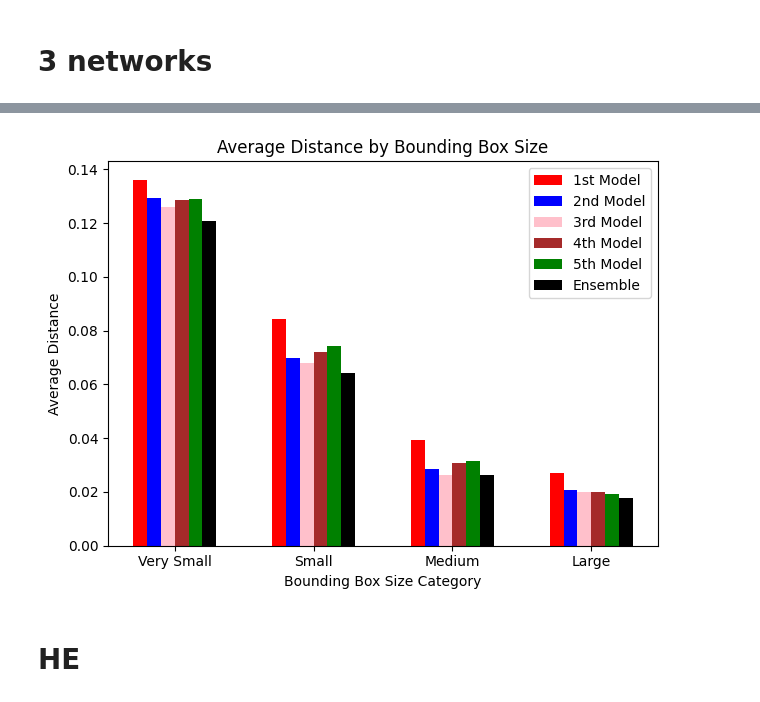
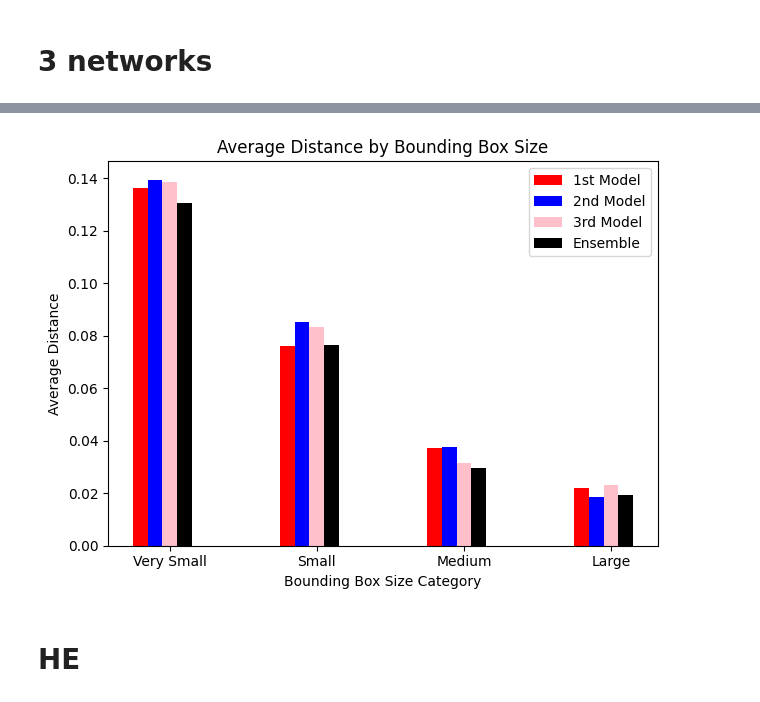
Before and after one commit to salvatorebuono02/ObjDct_Repo, a Jupyter notebook: models/FOMO/LeNetFOMO.ipynb, the cells around one changed output, grey strips where cells are left out. Drawn from its saved outputs; the diff is of its cells as text; code cells hidden in the pictures.

```diff
--- a/models/FOMO/LeNetFOMO.ipynb
+++ b/models/FOMO/LeNetFOMO.ipynb
@@ -784,9 +708,10 @@ pred_boxes_list.shape
 # %% [output]
 (3, 7946, 5)
 # %%
-def ensemble_center_predictions(predictions):
+def ensemble_center_predictions_weighted(predictions):
     """
-    Ensemble predictions from multiple models by averaging center coordinates and confidence scores.
+    Ensemble predictions from multiple models by averaging center coordinates and confidence scores
+    with specific weights for each model.
 
     Parameters:
         predictions (numpy.ndarray): Array of shape (num_models, num_predictions, 5) containing
@@ -794,33 +719,38 @@ def ensemble_center_predictions(predictions):
                                      format [predicted_class, best_confidence, x_center, y_center].
 
     Returns:
-        numpy.ndarray: Array of ensemble predictions.
+        numpy.ndarray: Array of ensemble predictions with weights applied.
     """
-    def average_predictions(predictions):
-        # Average center coordinates and confidence scores
-        class_ids = predictions[:, 0]
-        avg_confidences = np.mean(predictions[:, 1], axis=0)
-        avg_centers = np.mean(predictions[:, 2:], axis=0)
+    # Define weights for each model
+    weights = np.array([0.325, 0.331, 0.343])
 
-        return np.array([class_ids[0], avg_confidences, *avg_centers])
+    def average_predictions_weighted(predictions):
+        # Apply weights to confidence scores and center coordinates
+        weighted_confidences = np.average(predictions[:, 1], axis=0, weights=weights)
+        weighted_centers = np.average(predictions[:, 2:], axis=0, weights=weights)
+
+        # Assuming class_ids are the same for all models, take the class_id from the first model
+        class_id = predictions[0, 0]
+
+        return np.array([class_id, weighted_confidences, *weighted_centers])
 
     all_predictions = []
 
     for i in range(predictions.shape[1]):  # Iterate over each prediction index
         single_prediction = predictions[:, i, :]
-        ensembled_prediction = average_predictions(single_prediction)
+        ensembled_prediction = average_predictions_weighted(single_prediction)
         all_predictions.append(ensembled_prediction)
 
     return np.array(all_predictions)
 
 # Example usage
-predictions = np.random.rand(2, 7946, 5)  # Example array with predictions
-ensembled_predictions = ensemble_center_predictions(predictions)
+predictions = np.random.rand(3, 7946, 5)  # Example array with predictions
+ensembled_predictions = ensemble_center_predictions_weighted(predictions)
 print(ensembled_predictions.shape)
 # %% [output]
 (7946, 5)
 # %%
-ensembled_predictions = ensemble_center_predictions(pred_boxes_list)
+ensembled_predictions = ensemble_center_predictions_weighted(pred_boxes_list)
 mAP = mean_average_precision(ensembled_predictions, real_boxes_1)
 print(f"mAP: {mAP}")
 # %% [output]
@@ -1278,35 +1040,33 @@ for i in range(len(bins) - 1):
 # %%
 # Creiamo una lista di etichette per le categorie di dimensioni
 labels = ['Very Small', 'Small', 'Medium', 'Large']
 
 # Configuriamo il numero di gruppi e il numero di barre per gruppo
 x = np.arange(len(labels))
 width = 0.1  # Larghezza delle barre
 
 fig, ax = plt.subplots()
 
 # Aggiungiamo le barre per ogni set di distance_means
-rects1 = ax.bar(x - 2.5 * width, distance_means_1, width, label='1st Model', color='red')
-rects2 = ax.bar(x - 1.5 * width, distance_means_2, width, label='2nd Model', color='blue')
-rects3 = ax.bar(x - 0.5 * width, distance_means_3, width, label='3rd Model', color='pink')
-rects4 = ax.bar(x + 0.5 * width, distance_means_4, width, label='4th Model', color='brown')
-rects5 = ax.bar(x + 1.5 * width, distance_means_5, width, label='5th Model', color='green')
-rects6 = ax.bar(x + 2.5 * width, distance_means, width, label='Ensemble', color='black')
+rects1 = ax.bar(x - 2 * width, distance_means_1, width, label='1st Model', color='red')
+rects2 = ax.bar(x - 1 * width, distance_means_2, width, label='2nd Model', color='blue')
+rects3 = ax.bar(x - 0 * width, distance_means_3, width, label='3rd Model', color='pink')
+rects4 = ax.bar(x + 1 * width, distance_means, width, label='Ensemble', color='black')
 
 # Aggiungiamo le etichette, il titolo e la legenda
 ax.set_xlabel('Bounding Box Size Category')
 ax.set_ylabel('Average Distance')
 ax.set_title('Average Distance by Bounding Box Size')
 ax.set_xticks(x)
 ax.set_xticklabels(labels)
 ax.legend()
 
 # Aggiungiamo una disposizione più compatta
 fig.tight_layout()
 
 plt.show()
 # %% [output]
-[figure, old version]
+[figure, new version]
 # %% [markdown]
 # HE
 # %% [markdown]
```
Also changed, not shown: parts of 57 cells of this notebook, 1 other file.
